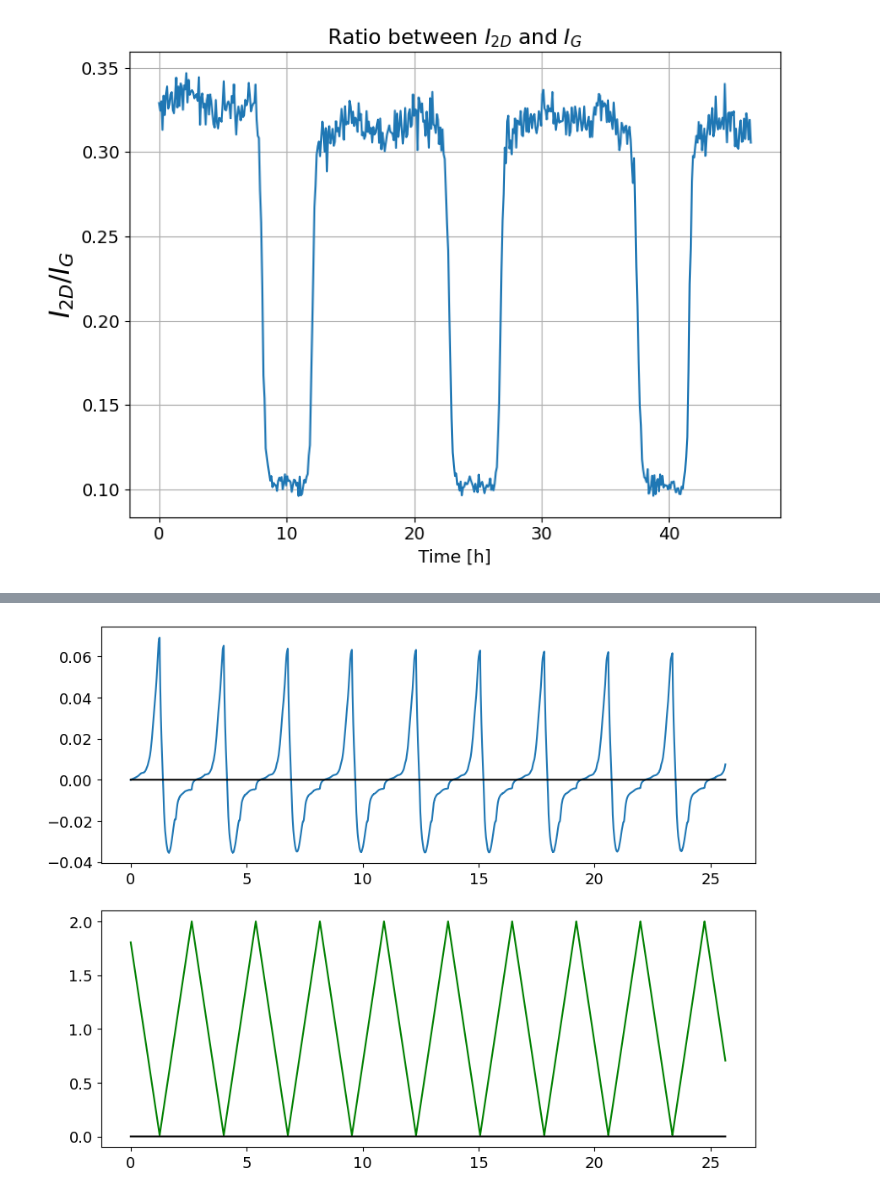
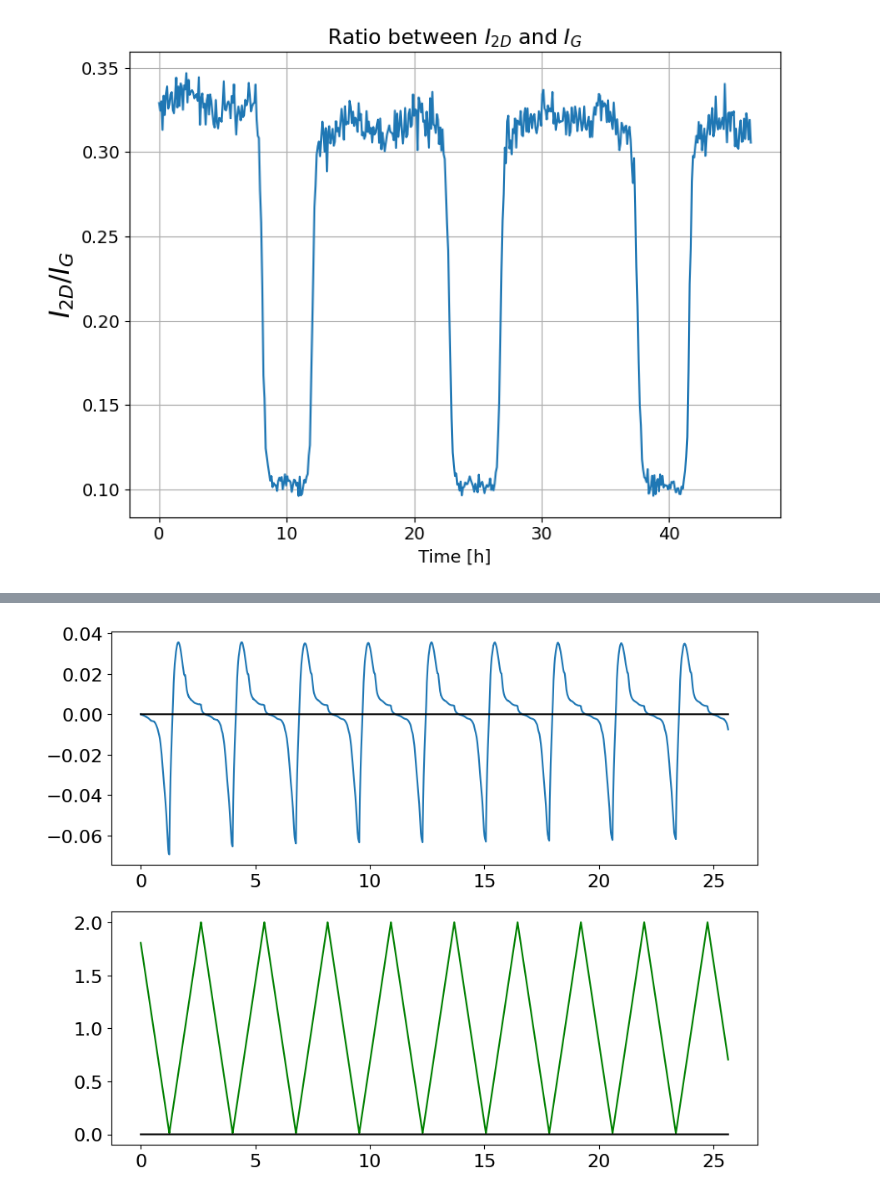
Before and after one commit to KelmendMuriqi/Raman-Spectroscopy, a Jupyter notebook: DataAnalysis.ipynb, the cells around one changed output, grey strips where cells are left out. Cells and saved outputs as stored; diff of their text form; code cells hidden in the pictures.

```diff
--- a/DataAnalysis.ipynb
+++ b/DataAnalysis.ipynb
@@ -244,17 +302,18 @@ plt.show()
 # %%
 def smoothen(array, index=3):
     counter = 0
+    new_array = np.zeros_like(array)
     for i in range(len(array)):
         if counter <= index:
-            array[i] = np.mean(array[:i+index])
+            new_array[i] = np.mean(array[:i+index])
         elif counter >= len(array)-index:
-            array[i] = np.mean(array[i-index:i+(len(array)-counter)])
+            new_array[i] = np.mean(array[i-index:i+(len(array)-counter)])
         else:
-            array[i] = np.mean(array[i-index:i+index])
+            new_array[i] = np.mean(array[i-index:i+index])
         counter += 1
-    return array
-G_position = G_cursor.get_position()
-TwoD_position = smoothen(TwoD_cursor.get_position())
+    return new_array
+G_position = smoothen(G_cursor.get_position(), index=3)
+TwoD_position = smoothen(TwoD_cursor.get_position(), index=3)
 positions = [G_position, TwoD_position]
 titles = ['G-band', '2D-band']
 colors = ['blue', 'orange']
@@ -341,15 +401,15 @@ plt.show()
 # %%
 current_blue = Electric_blue.get_current()
 voltage_blue = Electric_blue.get_volt()
 time_elblue = Electric_blue.get_time()/3600
 
 fig, ax = plt.subplots(2, 1, figsize=(10,8))
-ax[0].plot(time_elblue, -current_blue)
+ax[0].plot(time_elblue, current_blue)
 ax[1].plot(time_elblue, voltage_blue, color='green')
 
 for i in range(2):
     ax[i].plot(time_elblue, [0]*len(time_elblue), color='black')
 
 plt.show()
 # %% [output]
-[figure, old version]
+[figure, new version]
```
Also changed, not shown: parts of 12 cells of this notebook, 7 other files.
